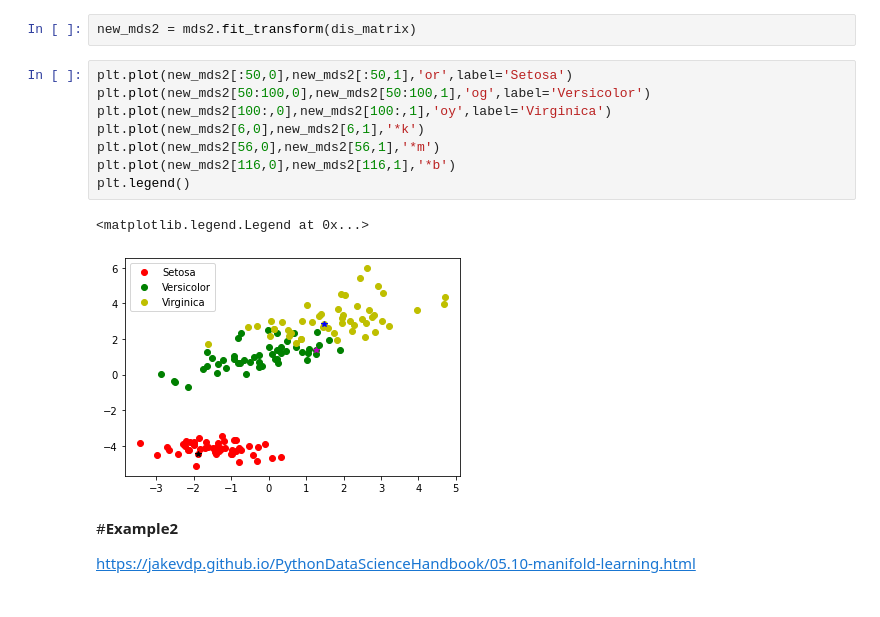
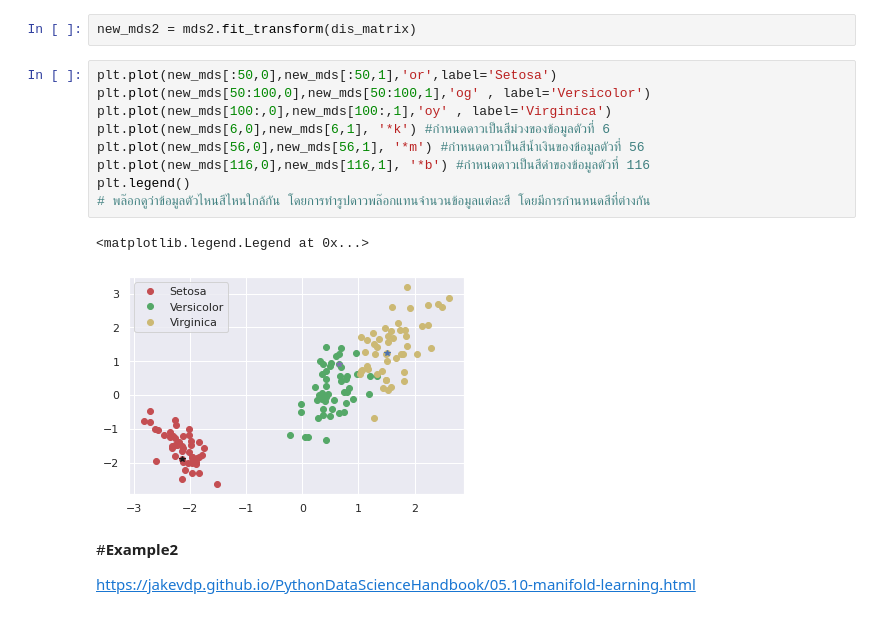
Before and after one commit to gameaphiwat/Multivariate, a Jupyter notebook: Chapter_4_MDS.ipynb, the cells around one changed output. Drawn from its saved outputs; the diff is of its cells as text.

```diff
--- a/Chapter_4_MDS.ipynb
+++ b/Chapter_4_MDS.ipynb
@@ -165,16 +153,17 @@ mds2 = MDS(n_components=2,dissimilarity='precomputed')
 # %%
 new_mds2 = mds2.fit_transform(dis_matrix)
 # %%
-plt.plot(new_mds2[:50,0],new_mds2[:50,1],'or',label='Setosa')
-plt.plot(new_mds2[50:100,0],new_mds2[50:100,1],'og',label='Versicolor')
-plt.plot(new_mds2[100:,0],new_mds2[100:,1],'oy',label='Virginica')
-plt.plot(new_mds2[6,0],new_mds2[6,1],'*k')
-plt.plot(new_mds2[56,0],new_mds2[56,1],'*m')
-plt.plot(new_mds2[116,0],new_mds2[116,1],'*b')
+plt.plot(new_mds[:50,0],new_mds[:50,1],'or',label='Setosa')
+plt.plot(new_mds[50:100,0],new_mds[50:100,1],'og' , label='Versicolor')
+plt.plot(new_mds[100:,0],new_mds[100:,1],'oy' , label='Virginica')
+plt.plot(new_mds[6,0],new_mds[6,1], '*k') #กำหนดดาวเป็นสีม่วงของข้อมูลตัวที่ 6
+plt.plot(new_mds[56,0],new_mds[56,1], '*m') #กำหนดดาวเป็นสีน้ำเงินของข้อมูลตัวที่ 56
+plt.plot(new_mds[116,0],new_mds[116,1], '*b') #กำหนดดาวเป็นสีดำของข้อมูลตัวที่ 116
 plt.legend()
+# พล๊อกดูว่าข้อมูลตัวไหนสีไหนใกล้กัน โดยการทำรูปดาวพล๊อกแทนจำนวนข้อมูลแต่ละสี โดยมีการกำนหนดสีที่ต่างกัน
 # %% [output]
 <matplotlib.legend.Legend at 0x...>
-[figure, old version]
+[figure, new version]
 # %% [markdown]
 #**Example2**
 
```
Also changed, not shown: parts of 9 cells of this notebook.
